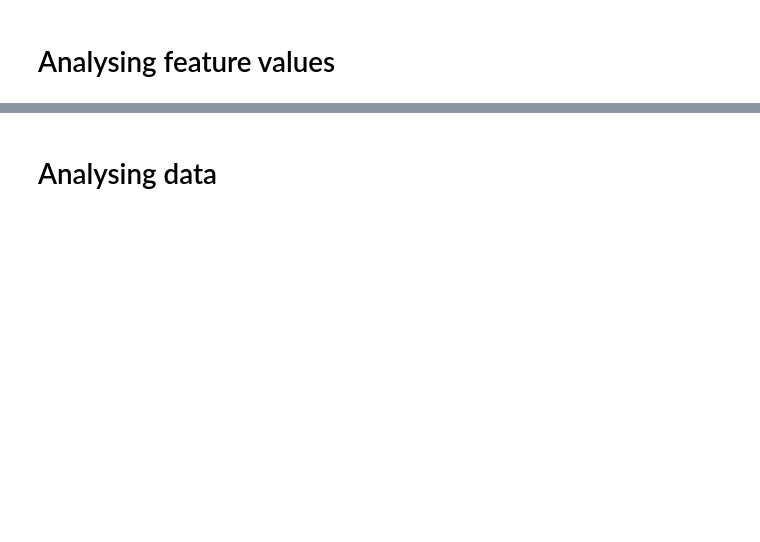
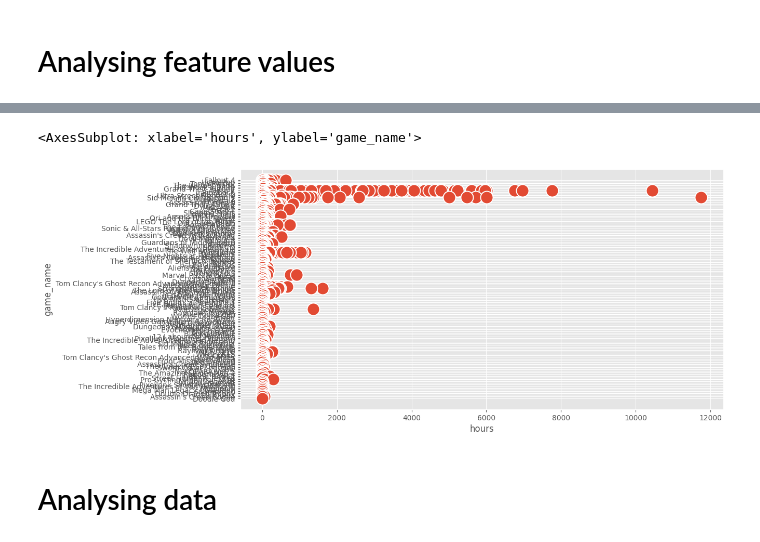
Before and after one commit to OmarEmad313/video-game-recommendation, a Jupyter notebook: video game recommendation with explicit rating/Video game recommendation with explicit data.ipynb, the cells around one changed output, grey strips where cells are left out. Cells and saved outputs as stored; diff of their text form; code cells hidden in the pictures; blank space fills up the shorter version.

Commit message:
data cleaning

```diff
--- a/video game recommendation with explicit rating/Video game recommendation with explicit data.ipynb
+++ b/video game recommendation with explicit rating/Video game recommendation with explicit data.ipynb
@@ -140,5 +175,8 @@ genres_names = df['genre'].unique()
 # %%
-display(genres_names)
+#sns.scatterplot(x="hours",y="game_name", data=df, palette="Dark2", s=80)
+# %% [output]
+<AxesSubplot: xlabel='hours', ylabel='game_name'>
+[figure, added]
 # %%
 tags_names = df['popular_tags'].unique()
 # %%
```
Also changed, not shown: parts of 35 cells of this notebook, 3 other files.
